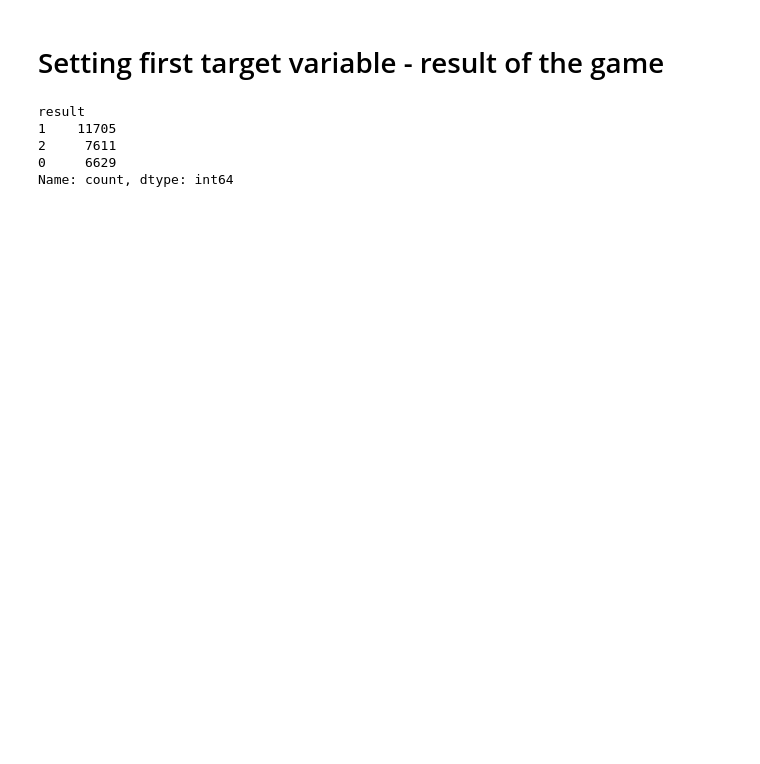
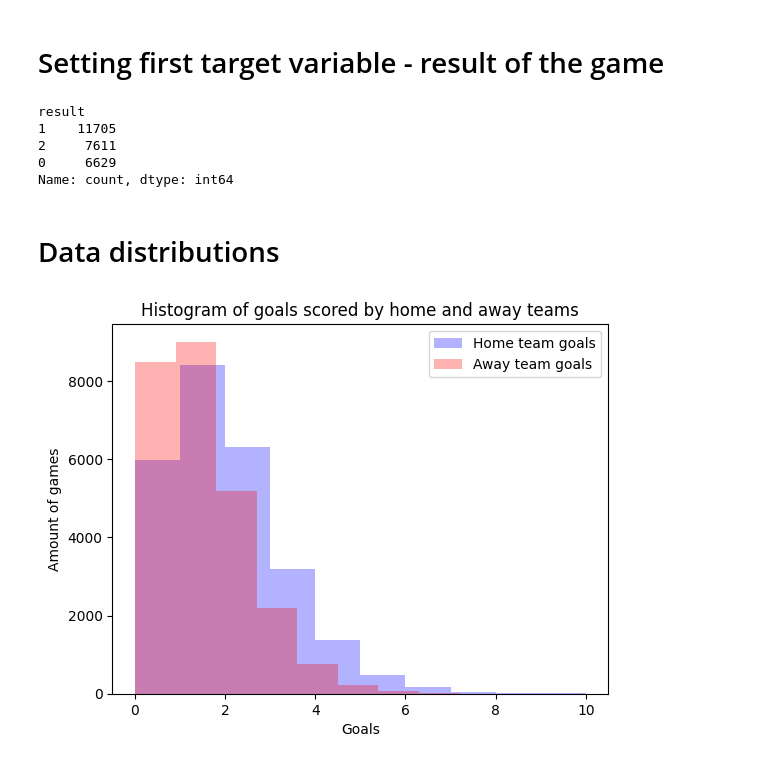
Before and after one commit to lukaszlewickii/football_games_predictor, a Jupyter notebook: eda.ipynb, the cells around one changed output. Drawn from its saved outputs; the diff is of its cells as text; code cells hidden in the pictures; blank space fills up the shorter version.

```diff
--- a/eda.ipynb
+++ b/eda.ipynb
@@ -65,0 +88,5 @@ memory usage: 13.1+ MB
+# %%
+data['date_GMT'] = pd.to_datetime(data['date_GMT'])
+# %%
+data['date'] = pd.to_datetime(data['date_GMT'].dt.date)
+data['time'] = data['date_GMT'].dt.time
@@ -76,3 +123,15 @@ result
 2     7611
 0     6629
 Name: count, dtype: int64
+# %% [markdown]
+# Data distributions
+# %%
+plt.hist(data['home_team_goal_count'], color='blue', alpha=.3)
+plt.hist(data['away_team_goal_count'], color='red', alpha=.3)
+plt.legend(['Home team goals', 'Away team goals'])
+plt.xlabel('Goals')
+plt.ylabel('Amount of games')
+plt.title('Histogram of goals scored by home and away teams')
+plt.show()
+# %% [output]
+[figure, added]
```
Also changed, not shown: parts of 16 cells of this notebook, 1 other file.
